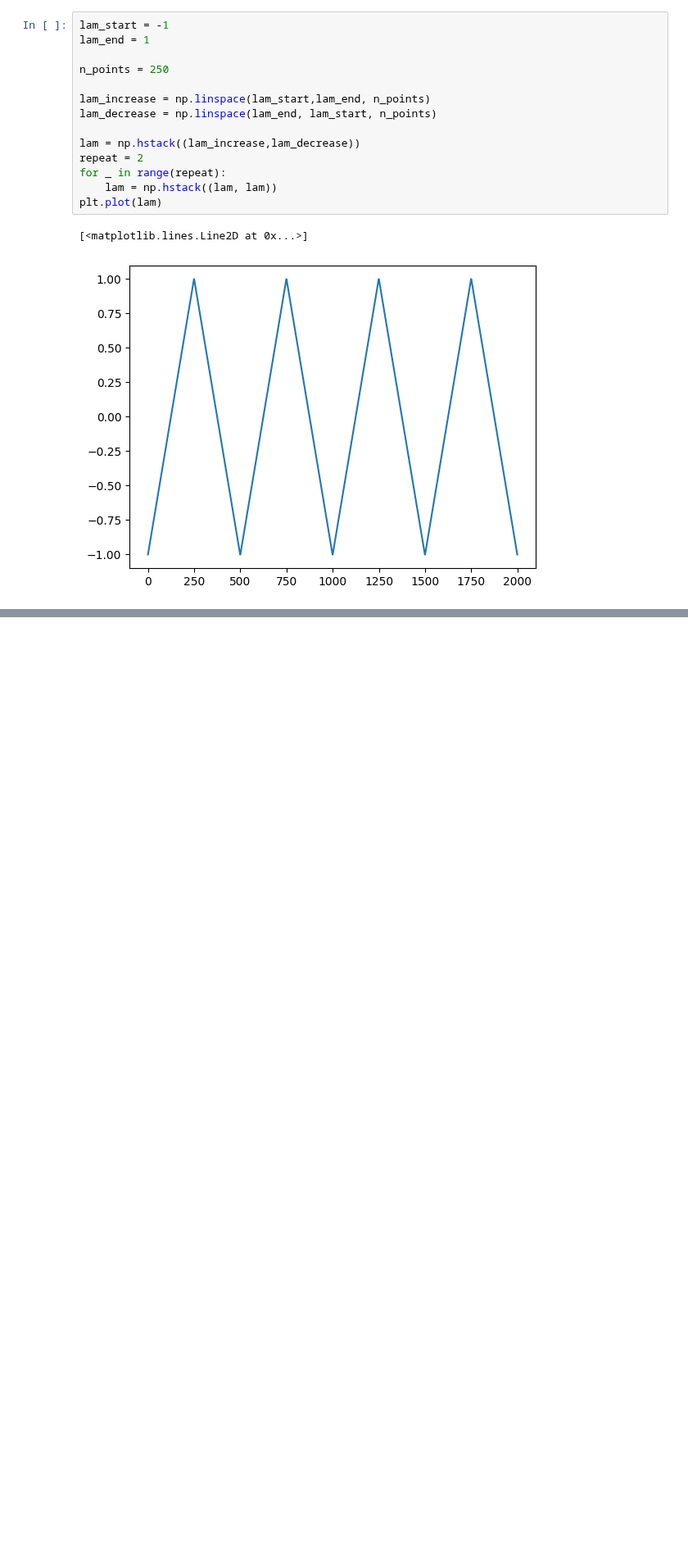
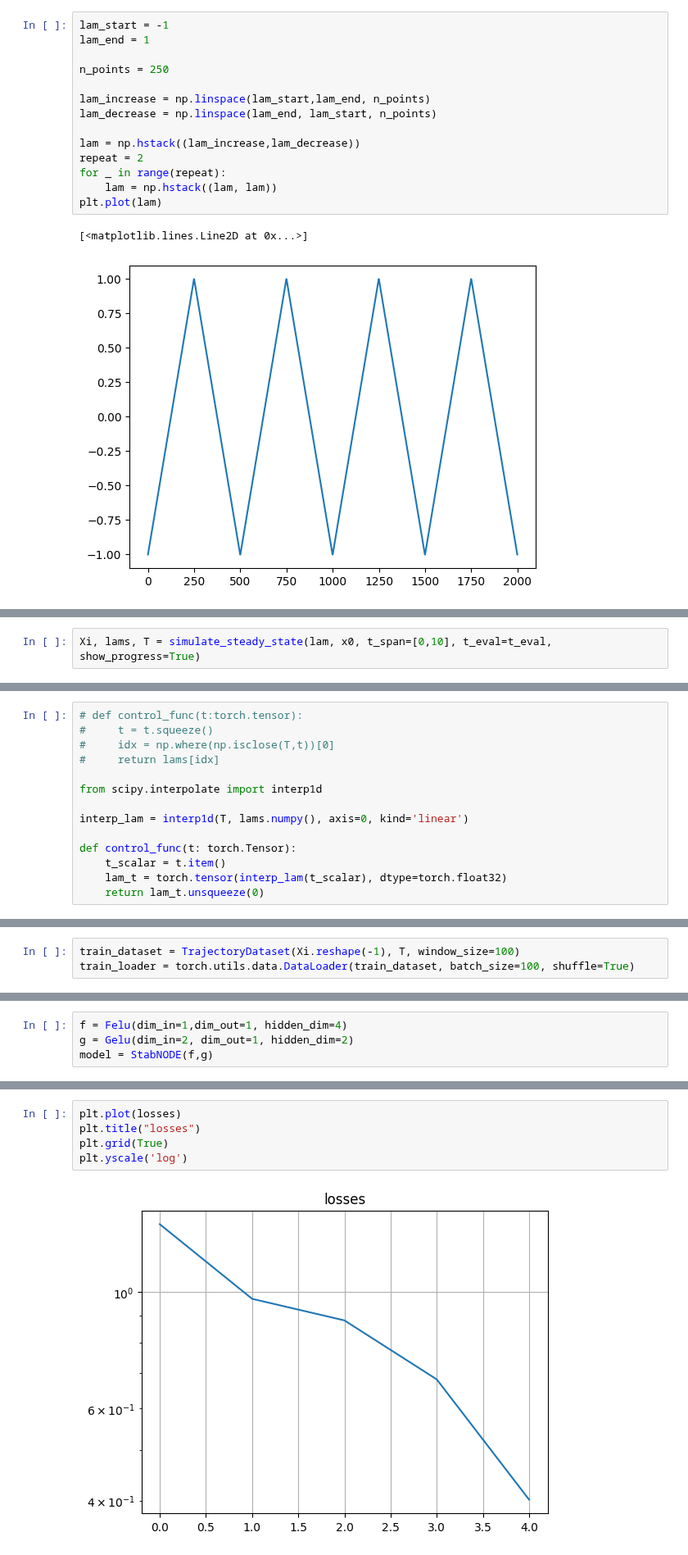
Before and after one commit to MalachiteWind/stable_node_control, a Jupyter notebook: notebooks/transient_data/transient_features.ipynb, the cells around one changed output, grey strips where cells are left out. Shown at 82% size. Saved outputs shown, nothing was run; the diff lists cells and outputs as text; blank space fills up the shorter version.

```diff
--- a/notebooks/transient_data/transient_features.ipynb
+++ b/notebooks/transient_data/transient_features.ipynb
@@ -122,0 +167,2 @@ plt.show()
+# %%
+Xi, lams, T = simulate_steady_state(lam, x0, t_span=[0,10], t_eval=t_eval, show_progress=True)
@@ -122,0 +173,14 @@ plt.show()
+# %%
+# def control_func(t:torch.tensor):
+#     t = t.squeeze()
+#     idx = np.where(np.isclose(T,t))[0]
+#     return lams[idx]
+
+from scipy.interpolate import interp1d
+
+interp_lam = interp1d(T, lams.numpy(), axis=0, kind='linear')
+
+def control_func(t: torch.Tensor):
+    t_scalar = t.item()
+    lam_t = torch.tensor(interp_lam(t_scalar), dtype=torch.float32)
+    return lam_t.unsqueeze(0)
@@ -122,0 +191,3 @@ plt.show()
+# %%
+train_dataset = TrajectoryDataset(Xi.reshape(-1), T, window_size=100)
+train_loader = torch.utils.data.DataLoader(train_dataset, batch_size=100, shuffle=True)
@@ -122,0 +198,4 @@ plt.show()
+# %%
+f = Felu(dim_in=1,dim_out=1, hidden_dim=4)
+g = Gelu(dim_in=2, dim_out=1, hidden_dim=2)
+model = StabNODE(f,g)
@@ -122,0 +245,7 @@ plt.show()
+# %%
+plt.plot(losses)
+plt.title("losses")
+plt.grid(True)
+plt.yscale('log')
+# %% [output]
+[figure, added]
```
Also changed, not shown: parts of 18 cells of this notebook, 8 other files.
